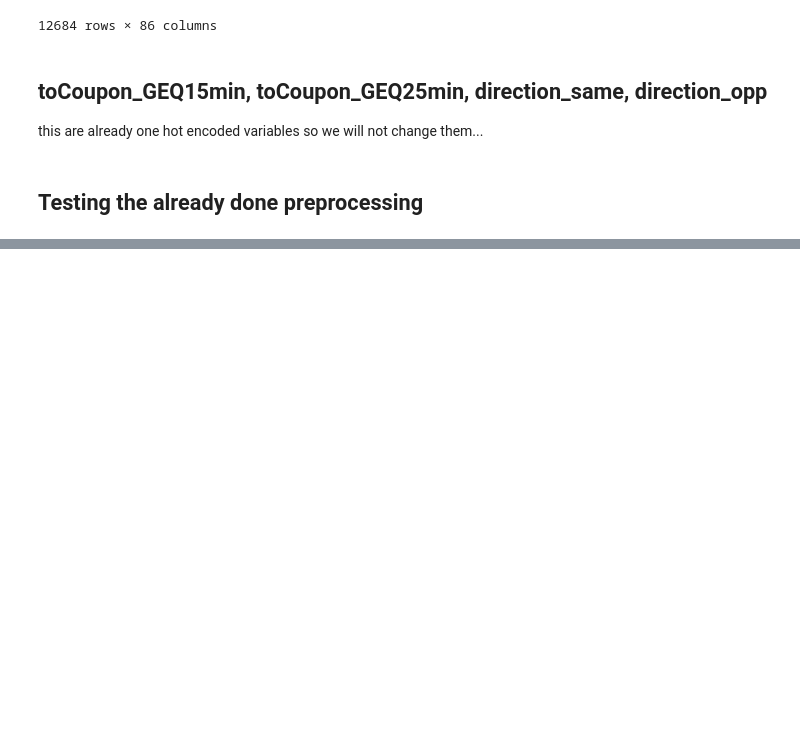
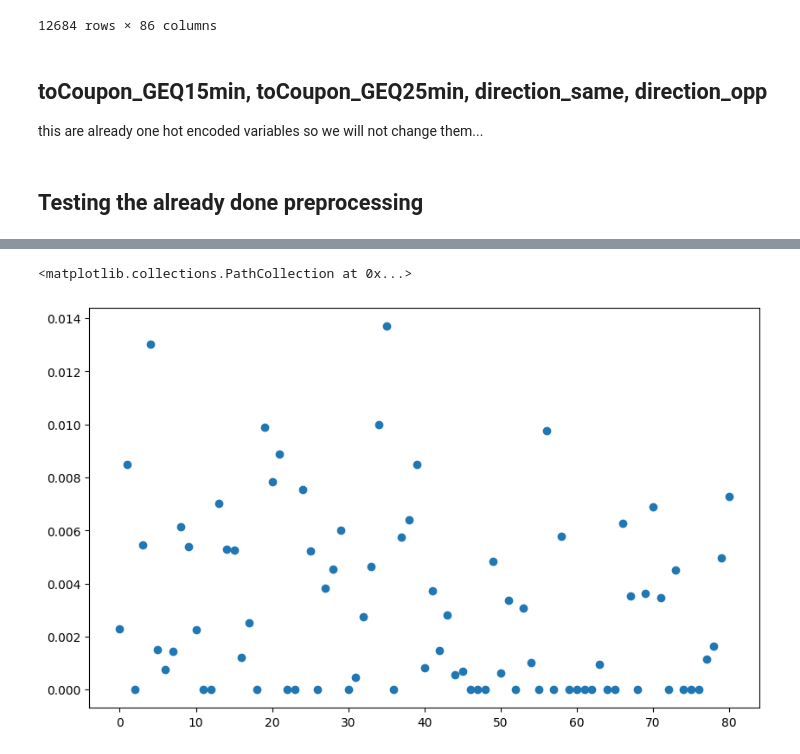
Before and after one commit to gabriel-marchetti/personal, a Jupyter notebook: aula_unicamp/2024_1s/mc886/Trabalhos/Trabalho1/code.ipynb, the cells around one changed output, grey strips where cells are left out. Drawn from its saved outputs; the diff is of its cells as text; code cells hidden in the pictures; blank space fills up the shorter version.

```diff
--- a/aula_unicamp/2024_1s/mc886/Trabalhos/Trabalho1/code.ipynb
+++ b/aula_unicamp/2024_1s/mc886/Trabalhos/Trabalho1/code.ipynb
@@ -543,0 +590,3 @@ X_testing_preprocessing
+# %%
+mutual_info_scores = mutual_info_classif(X_testing_preprocessing, y)
+mutual_info_scores
@@ -543,0 +611,9 @@ X_testing_preprocessing
+# %%
+mutual_info_scores_list = list(mutual_info_scores)
+xticks_mutual_info = np.arange( len(mutual_info_scores_list) )
+
+fig, axes = plt.subplots( figsize = (10, 6) )
+axes.scatter(xticks_mutual_info, mutual_info_scores_list)
+# %% [output]
+<matplotlib.collections.PathCollection at 0x...>
+[figure, added]
```
Also changed, not shown: parts of 17 cells of this notebook.
